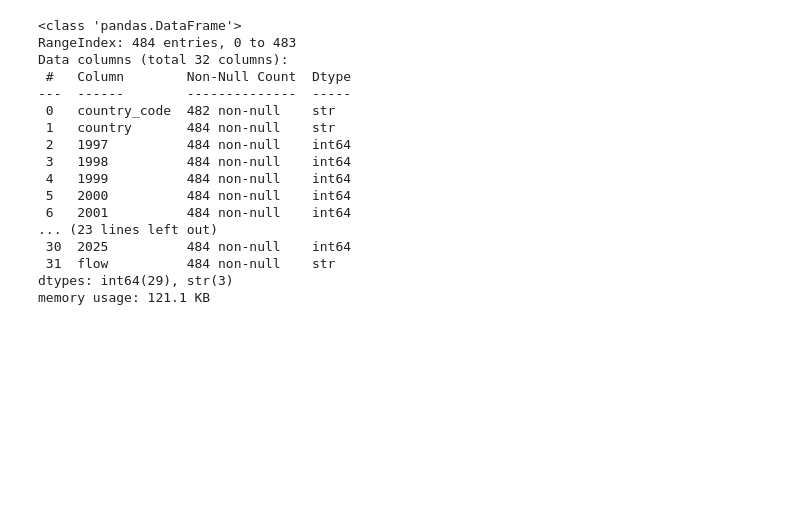
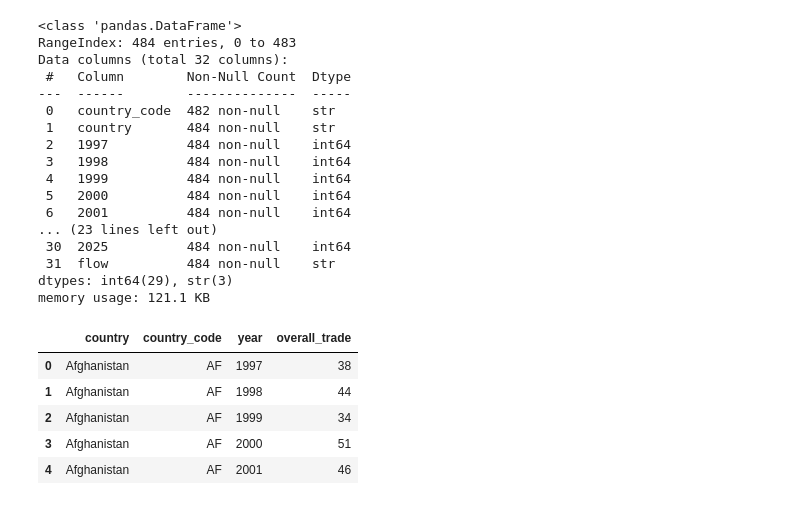
Before and after one commit to tcolwell7/for_fun_weekly_projects, a Jupyter notebook: 06_py_basic_project/basic_trade_time_series_plot.ipynb, the cells around one changed output. Saved outputs shown, nothing was run; the diff lists cells and outputs as text; code cells hidden in the pictures; blank space fills up the shorter version.

```diff
--- a/06_py_basic_project/basic_trade_time_series_plot.ipynb
+++ b/06_py_basic_project/basic_trade_time_series_plot.ipynb
@@ -37,0 +52,17 @@ memory usage: 121.1 KB
+# %%
+# aggregate data for overall trade (import + exports)
+
+df_overall = (
+    df_long
+    .groupby(["country", "country_code", "year"], as_index=False)
+    .agg(overall_trade=("trade_value", "sum"))
+)
+
+df_overall.head()
+# %% [output]
+|  | country | country_code | year | overall_trade |
+| 0 | Afghanistan | AF | 1997 | 38 |
+| 1 | Afghanistan | AF | 1998 | 44 |
+| 2 | Afghanistan | AF | 1999 | 34 |
+| 3 | Afghanistan | AF | 2000 | 51 |
+| 4 | Afghanistan | AF | 2001 | 46 |
```
Also changed, not shown: parts of 6 cells of this notebook.
